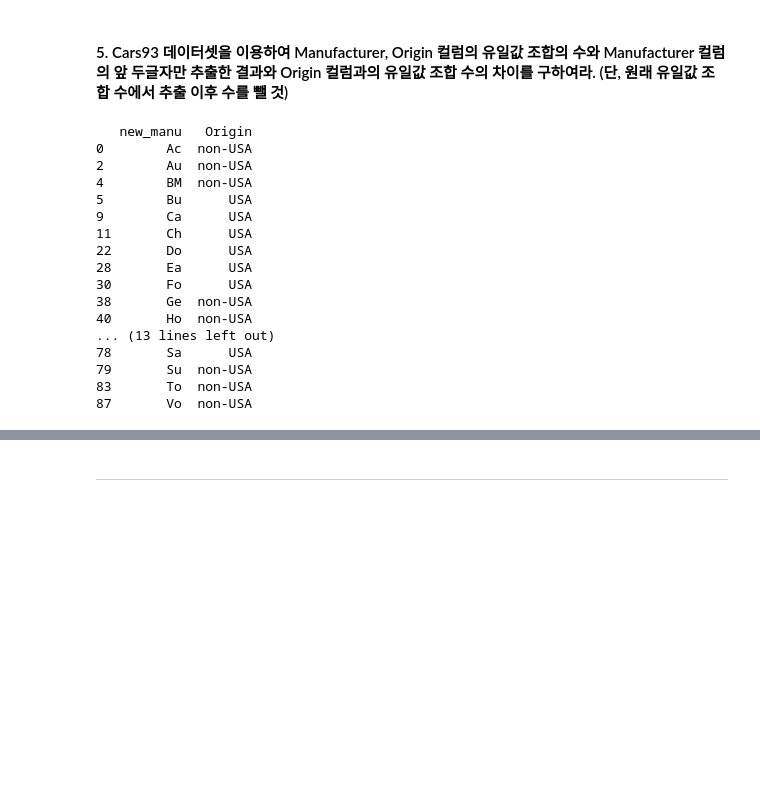
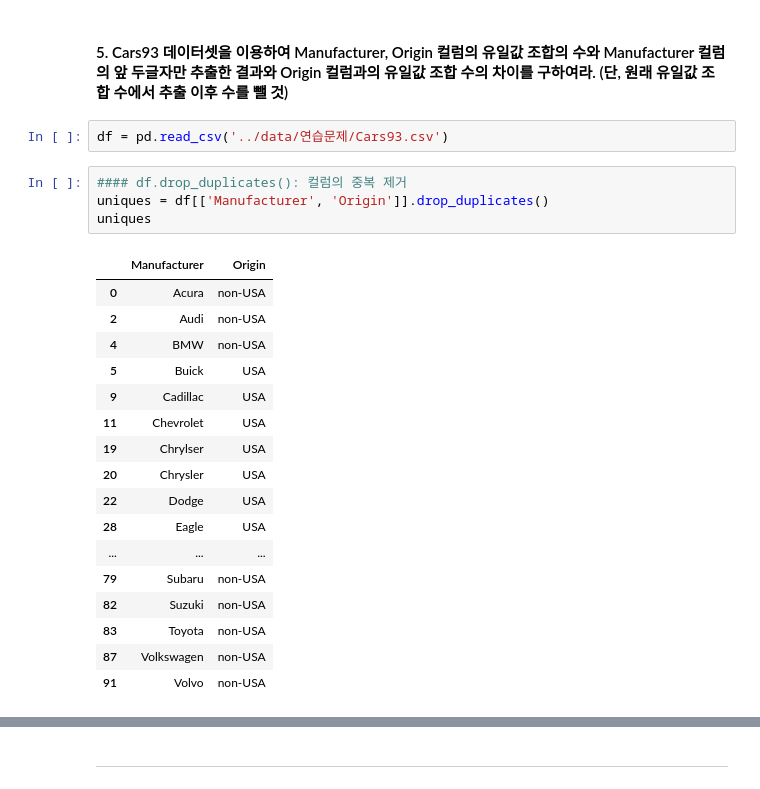
Before and after one commit to devamateur/bigdata_practice, a Jupyter notebook: from_book/PART_02_2_(작업형1)연습문제.ipynb, the cells around one changed output, grey strips where cells are left out. Saved outputs shown, nothing was run; the diff lists cells and outputs as text; blank space fills up the shorter version.

Commit message:
part2 연습문제3-6

```diff
--- a/from_book/PART_02_2_(작업형1)연습문제.ipynb
+++ b/from_book/PART_02_2_(작업형1)연습문제.ipynb
@@ -155,22 +201,27 @@ print(round(df['Length'][df['length_rank']<=30].std(), 3))
 # %% [markdown]
 #### 5. Cars93 데이터셋을 이용하여 Manufacturer, Origin 컬럼의 유일값 조합의 수와 Manufacturer 컬럼의 앞 두글자만 추출한 결과와 Origin 컬럼과의 유일값 조합  수의 차이를 구하여라. (단, 원래 유일값 조합 수에서 추출 이후 수를 뺄 것)
 # %%
+df = pd.read_csv('../data/연습문제/Cars93.csv')
-# %% [output]
-   new_manu   Origin
-0        Ac  non-USA
-2        Au  non-USA
-4        BM  non-USA
-5        Bu      USA
-9        Ca      USA
-11       Ch      USA
-22       Do      USA
-28       Ea      USA
-30       Fo      USA
-38       Ge  non-USA
-40       Ho  non-USA
-... (13 lines left out)
-78       Sa      USA
-79       Su  non-USA
-83       To  non-USA
-87       Vo  non-USA
+# %%
+#### df.drop_duplicates(): 컬럼의 중복 제거
+uniques = df[['Manufacturer', 'Origin']].drop_duplicates()
+uniques
+# %% [output]
+|  | Manufacturer | Origin |
+| 0 | Acura | non-USA |
+| 2 | Audi | non-USA |
+| 4 | BMW | non-USA |
+| 5 | Buick | USA |
+| 9 | Cadillac | USA |
+| 11 | Chevrolet | USA |
+| 19 | Chrylser | USA |
+| 20 | Chrysler | USA |
+| 22 | Dodge | USA |
+| 28 | Eagle | USA |
+| ... | ... | ... |
+| 79 | Subaru | non-USA |
+| 82 | Suzuki | non-USA |
+| 83 | Toyota | non-USA |
+| 87 | Volkswagen | non-USA |
+| 91 | Volvo | non-USA |
 # %%
```
Also changed, not shown: parts of 12 cells of this notebook.
